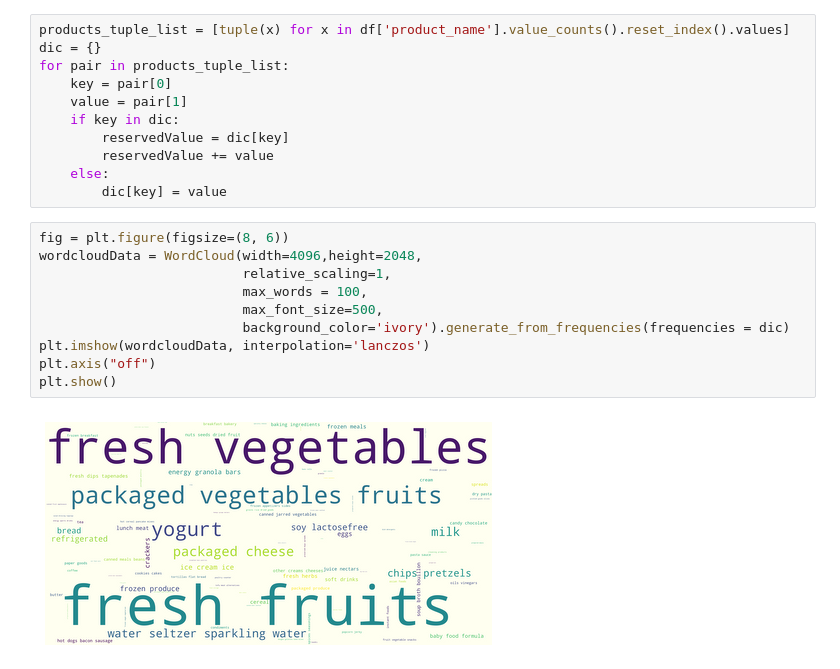
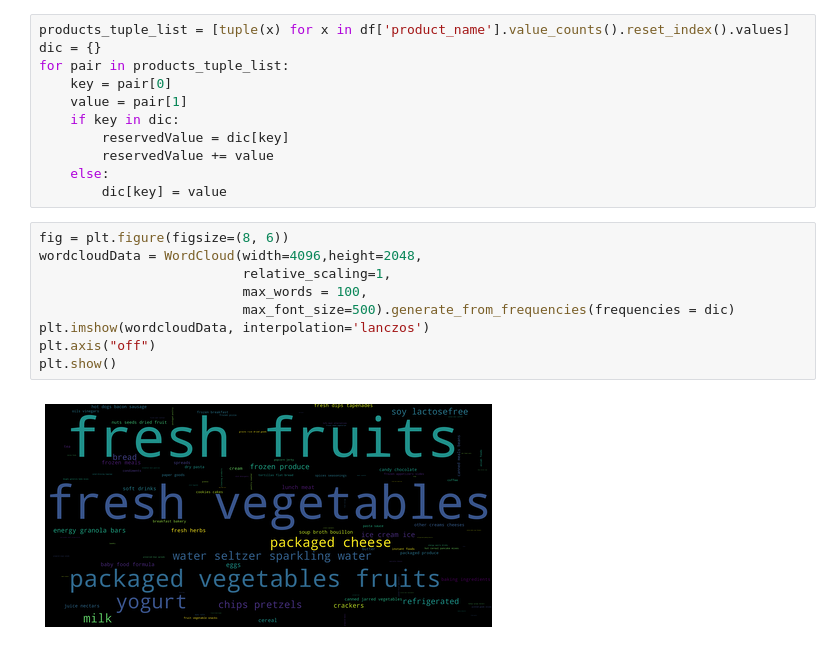
Before and after one commit to LorenzoPigozzi/Business_Cases, a Jupyter notebook: Case 3/BC3-Phuc.ipynb, the cells around one changed output. Cells and saved outputs as stored; diff of their text form.

```diff
--- a/Case 3/BC3-Phuc.ipynb
+++ b/Case 3/BC3-Phuc.ipynb
@@ -147,12 +147,11 @@ for pair in products_tuple_list:
 # %%
 fig = plt.figure(figsize=(8, 6))
 wordcloudData = WordCloud(width=4096,height=2048,
                           relative_scaling=1,
                           max_words = 100,
-                          max_font_size=500,
-                          background_color='ivory').generate_from_frequencies(frequencies = dic)
+                          max_font_size=500).generate_from_frequencies(frequencies = dic)
 plt.imshow(wordcloudData, interpolation='lanczos')
 plt.axis("off")
 plt.show()
 # %% [output]
-[figure, old version]
+[figure, new version]
```
Also changed, not shown: parts of 1 cell of this notebook.
